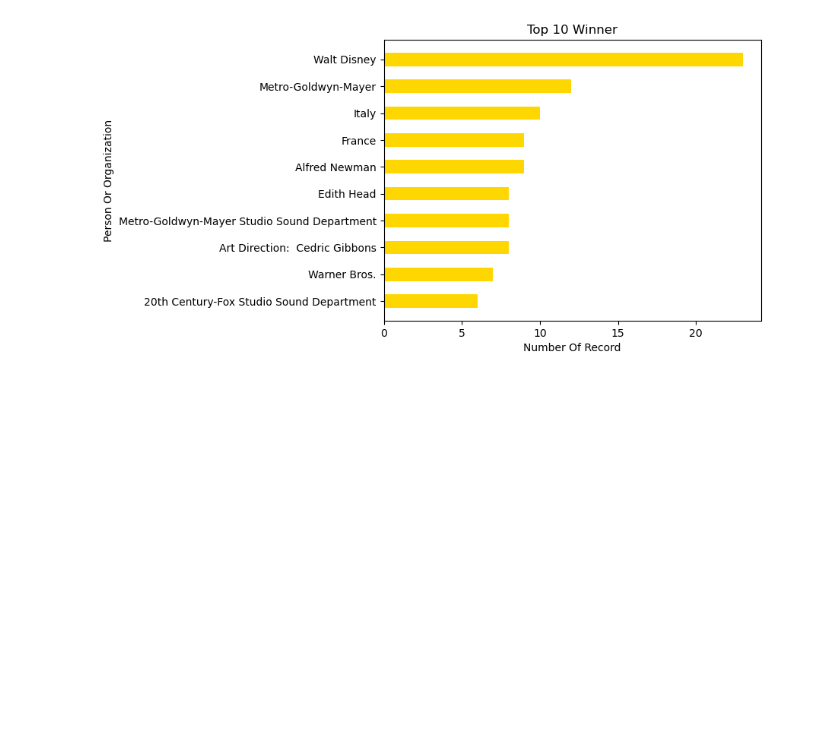
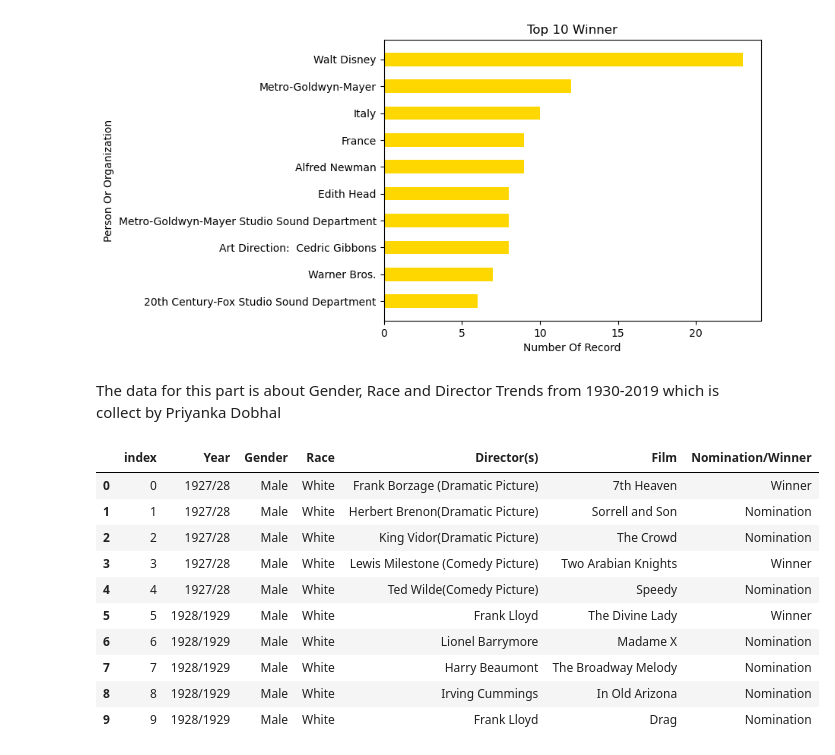
Before and after one commit to purple-fruits/Project, a Jupyter notebook: Oscar.ipynb, the cells around one changed output. Saved outputs shown, nothing was run; the diff lists cells and outputs as text; code cells hidden in the pictures; blank space fills up the shorter version.

```diff
--- a/Oscar.ipynb
+++ b/Oscar.ipynb
@@ -197,3 +178,20 @@ plt.title('Top 10 Winner')
 plt.show()
 # %% [output]
 [figure]
+# %% [markdown]
+The data for this part is about Gender, Race and Director Trends from 1930-2019 which is collect by Priyanka Dobhal
+# %%
+#Checking how the data looks
+director.head(10)
+# %% [output]
+|  | index | Year | Gender | Race | Director(s) | Film | Nomination/Winner |
+| 0 | 0 | 1927/28 | Male | White | Frank Borzage (Dramatic Picture) | 7th Heaven | Winner |
+| 1 | 1 | 1927/28 | Male | White | Herbert Brenon(Dramatic Picture) | Sorrell and Son | Nomination |
+| 2 | 2 | 1927/28 | Male | White | King Vidor(Dramatic Picture) | The Crowd | Nomination |
+| 3 | 3 | 1927/28 | Male | White | Lewis Milestone (Comedy Picture) | Two Arabian Knights | Winner |
+| 4 | 4 | 1927/28 | Male | White | Ted Wilde(Comedy Picture) | Speedy | Nomination |
+| 5 | 5 | 1928/1929 | Male | White | Frank Lloyd | The Divine Lady | Winner |
+| 6 | 6 | 1928/1929 | Male | White | Lionel Barrymore | Madame X | Nomination |
+| 7 | 7 | 1928/1929 | Male | White | Harry Beaumont | The Broadway Melody | Nomination |
+| 8 | 8 | 1928/1929 | Male | White | Irving Cummings | In Old Arizona | Nomination |
+| 9 | 9 | 1928/1929 | Male | White | Frank Lloyd | Drag | Nomination |
```
Also changed, not shown: parts of 20 cells of this notebook.
